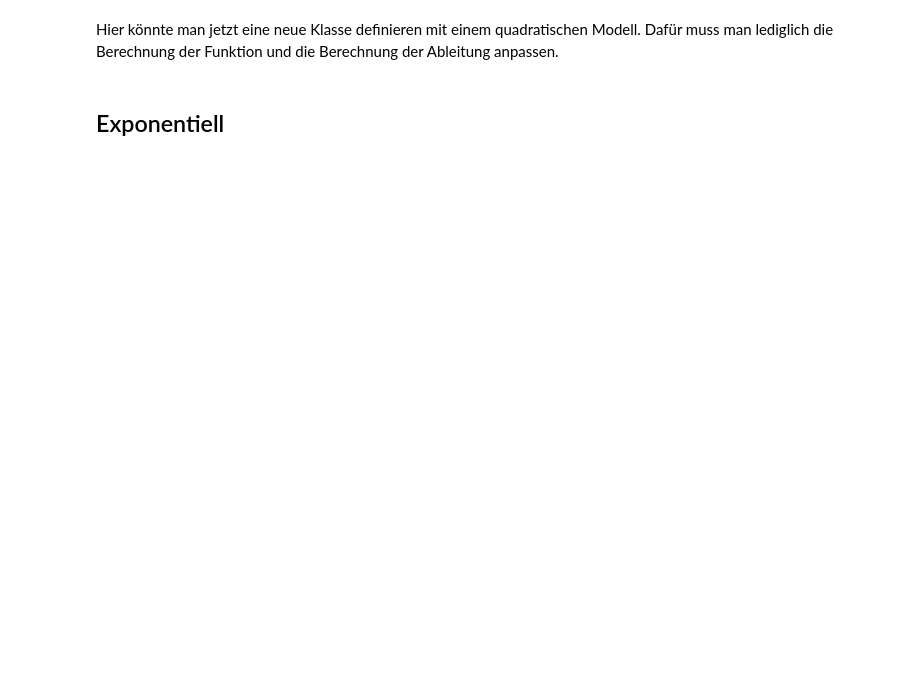
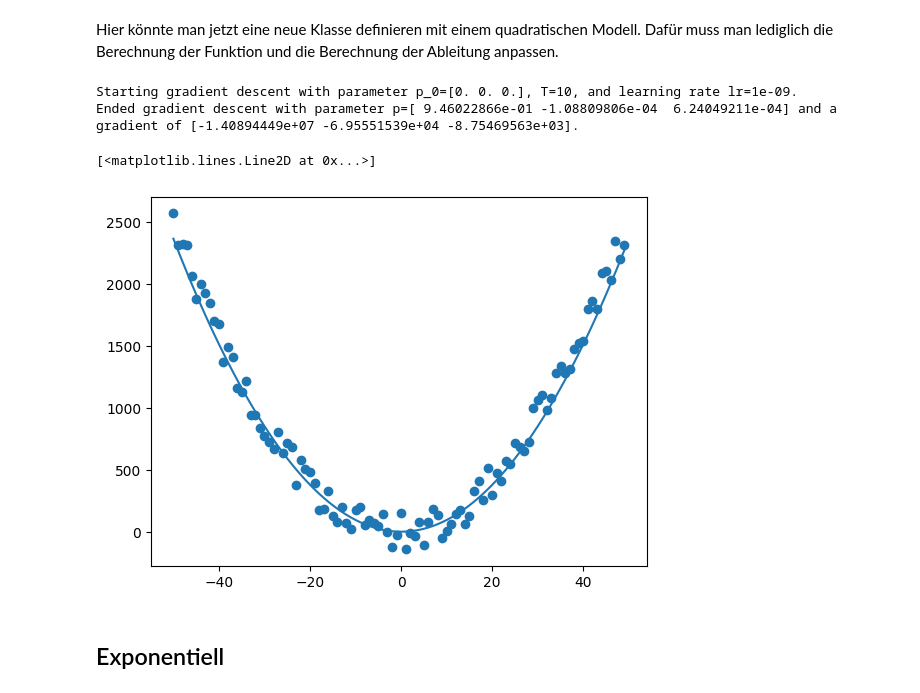
Before and after one commit to bjfranks/LehrerTagungGradientenabstieg, a Jupyter notebook: Teacher_Solution.ipynb, the cells around one changed output. Cells and saved outputs as stored; diff of their text form; code cells hidden in the pictures; blank space fills up the shorter version.

```diff
--- a/Teacher_Solution.ipynb
+++ b/Teacher_Solution.ipynb
@@ -230,12 +233,31 @@ plt.scatter(x, y)
 # %% [markdown]
 Hier könnte man jetzt eine neue Klasse definieren mit einem quadratischen Modell. Dafür muss man lediglich die Berechnung der Funktion und die Berechnung der Ableitung anpassen.
 # %%
-# TODO: definiere Klasse
+class Square_Regression():
+    def __init__(self, x, y): # Hier speichern wir uns die Daten. Später kann man auf sie zurückgreifen mit self.x und self.y
+        self.x = x
+        self.y = y
+
+    def __call__(self, p):
+        return p[0]*(self.x**2)+p[1]*self.x+p[2]
+
+    def gradient(self, p):
+        n = len(self.x)
+        one = np.ones(n)
+        x_2 = self.x*self.x
+        return np.array([2*(p[0]*(np.linalg.norm(x_2)**2)   +p[1]*np.inner(x_2, self.x) +p[2]*np.inner(x_2, one)    -np.inner(x_2, self.y)),
+                         2*(p[1]*(np.linalg.norm(self.x)**2)+p[0]*np.inner(x_2, self.x) +p[2]*np.inner(self.x, one)  -np.inner(self.x,self.y)),
+                         2*(p[2]*n                          +p[0]*np.inner(x_2, one)    +p[1]*np.inner(self.x, one) +-np.inner(one, self.y))])
 # %%
-model = Linear_Regression_Bias(x,y)
-p_sol = gradientenverfahren(f=model, p_0=np.array([0,0]), T=10000, lr=0.00001)
+model = Square_Regression(x,y)
+p_sol = gradientenverfahren(f=model, p_0=np.array([0.0,0.0,0.0]), T=10, lr=0.000000001)
 plt.scatter(x, y)
-plt.plot(x, model(x))
+plt.plot(x, model(p_sol))
+# %% [output]
+Starting gradient descent with parameter p_0=[0. 0. 0.], T=10, and learning rate lr=1e-09.
+Ended gradient descent with parameter p=[ 9.46022866e-01 -1.08809806e-04  6.24049211e-04] and a gradient of [-1.40894449e+07 -6.95551539e+04 -8.75469563e+03].
+[<matplotlib.lines.Line2D at 0x...>]
+[figure, added]
 # %% [markdown]
 ## Exponentiell
 # %%
```
Also changed, not shown: parts of 7 cells of this notebook.
